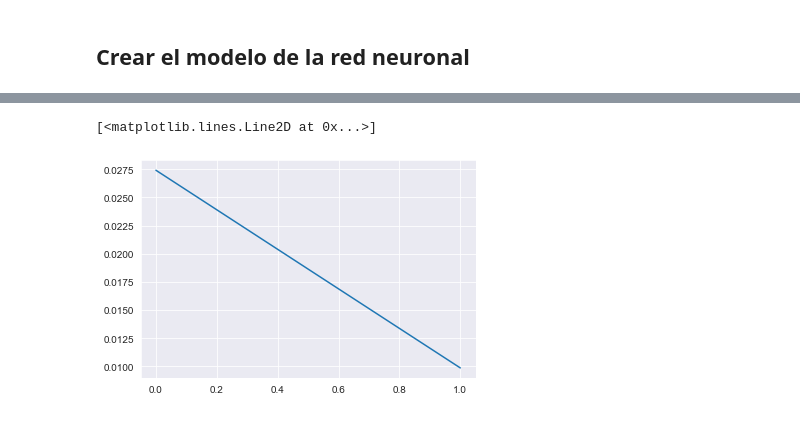
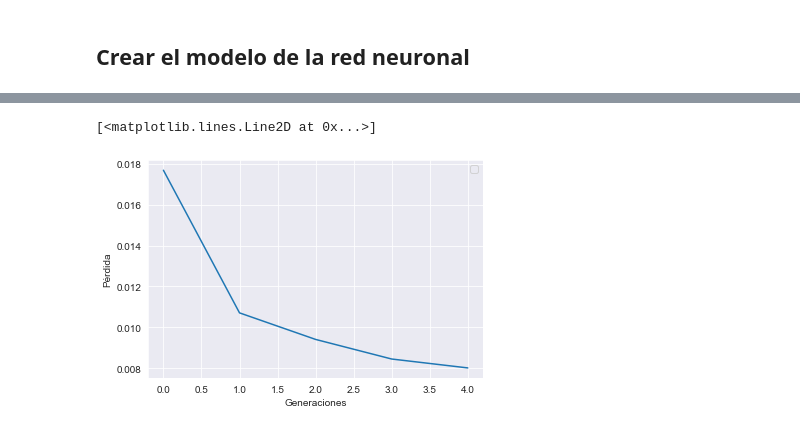
Before and after one commit to Machine1314/Proyecto-Final-AI, a Jupyter notebook: credit_card_fraud.ipynb, the cells around one changed output, grey strips where cells are left out. Saved outputs shown, nothing was run; the diff lists cells and outputs as text; code cells hidden in the pictures.

```diff
--- a/credit_card_fraud.ipynb
+++ b/credit_card_fraud.ipynb
@@ -353,14 +355,14 @@ w_true = testKeras[testKeras.columns[7]].iloc[0:1000]  #Para validar el accuracy
 # %% [markdown]
 ## Crear el modelo de la red neuronal
 # %%
-def get_basic_model():
+def get_basic_model(learning_rate):
   model = tf.keras.Sequential([
     tf.keras.layers.Dense(10, activation='relu'),
     tf.keras.layers.Dense(10, activation='relu'),
     tf.keras.layers.Dense(1)
   ])
 
-  model.compile(optimizer='adam',
+  model.compile(optimizer=tf.keras.optimizers.Adam(learning_rate),
                 loss=tf.keras.losses.BinaryCrossentropy(from_logits=True),
                 metrics=['accuracy'])
   return model
@@ -367,4 +371,4 @@ def get_basic_model():
 # %%
-model = get_basic_model()
-historial = model.fit(t_data, t_target, epochs=2, verbose=True)
+model = get_basic_model(0.01)
+historial = model.fit(t_data, t_target, epochs=5, verbose=True)
 # %% [output]
@@ -375,5 +385,8 @@ Epoch 2/2
 # %%
+plt.legend('Modelo Keras 0.01')
+plt.xlabel('Generaciones')
+plt.ylabel('Pérdida')
 plt.plot(historial.history['loss'])
 # %% [output]
 [<matplotlib.lines.Line2D at 0x...>]
-[figure, old version]
+[figure, new version]
```
Also changed, not shown: parts of 34 cells of this notebook.
